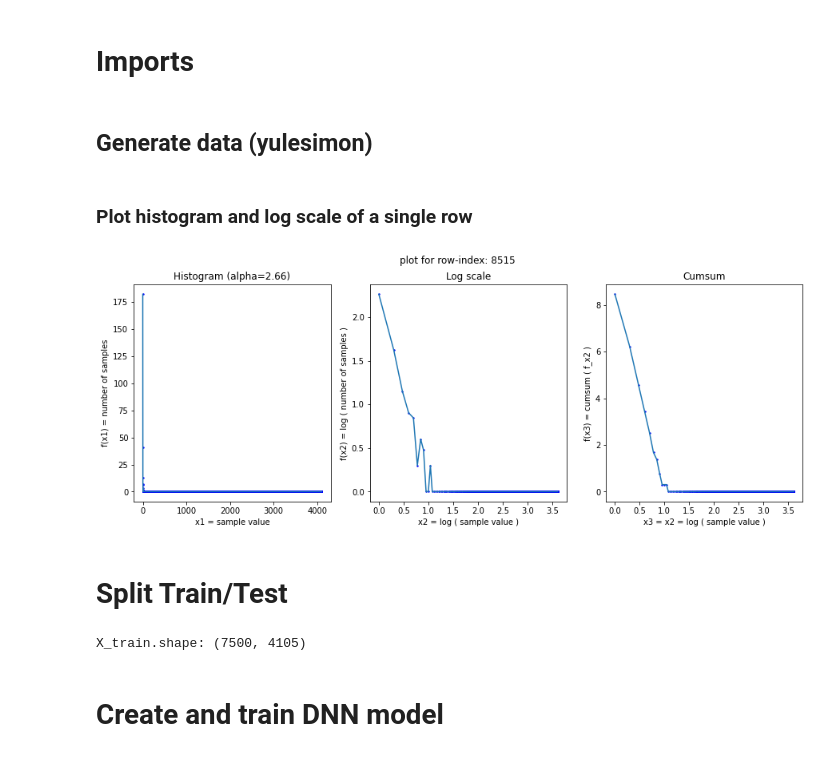
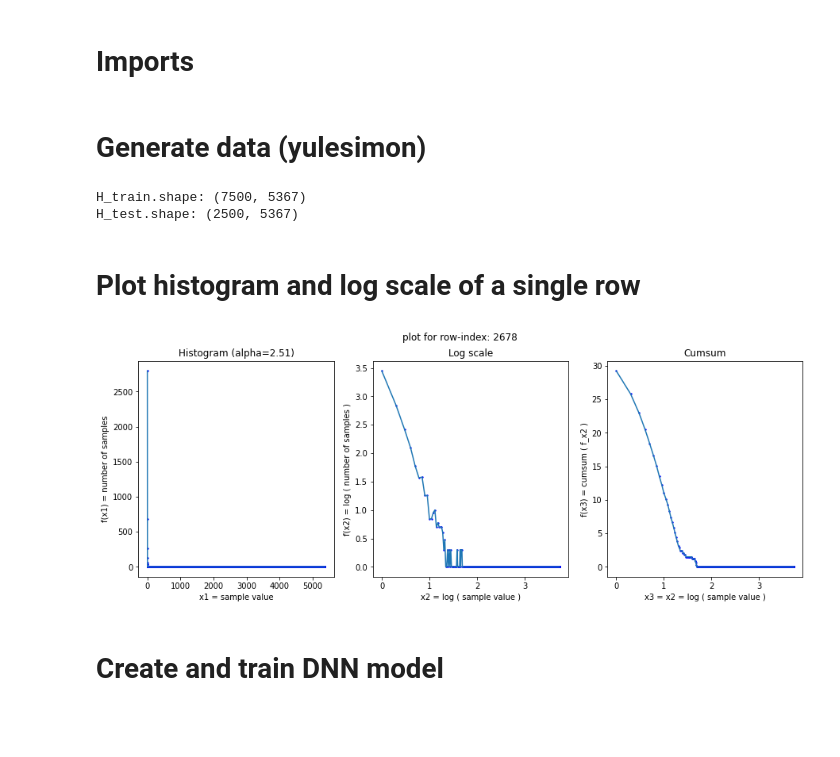
Before and after one commit to yossi-cohen/preferential-attachment, a Jupyter notebook: notebooks/trials-yulesimon.ipynb, the cells around one changed output. Drawn from its saved outputs; the diff is of its cells as text; code cells hidden in the pictures; blank space fills up the shorter version.

```diff
--- a/notebooks/trials-yulesimon.ipynb
+++ b/notebooks/trials-yulesimon.ipynb
@@ -16,7 +11,7 @@ import matplotlib.pyplot as plt
 # import library
 %run lib.ipynb
 # %% [markdown]
-## Generate data (yulesimon)
+# Generate data (yulesimon)
 # %%
 from scipy.stats import yulesimon
 
@@ -28,62 +23,62 @@ def next_alpha(min_alpha=2.0, max_alpha=3.0):
     return alpha
 
 # generate data
-H, y = generate_data(N=10000, M=256, nextConfig=next_alpha, sample=sample_yulesimon)
+NUM_DATA_POINTS = 256
+H, alpha = generate_data(N=10000, M=NUM_DATA_POINTS, nextConfig=next_alpha, sample=sample_yulesimon)
+
+# split train/test
+# (use train_test_split so the shape of the train/test data will be the same)
+H_train, H_test, y_train, y_test = train_test_split(H, alpha, test_size=0.25)
+print(f'H_train.shape: {H_train.shape}')
+print(f'H_test.shape: {H_test.shape}')
 
 # log scale histogram rows
 # (shift H values by one so as not to take log of zero)
-log_H = np.apply_along_axis(lambda a: np.log10(a), 1, H+1)
-
-# X is the input for the learning process
-X = log_H
+log_H_train = np.apply_along_axis(lambda a: np.log10(a), 1, H_train + 1)
+log_H_test = np.apply_along_axis(lambda a: np.log10(a), 1, H_test + 1)
+# %% [output]
+H_train.shape: (7500, 5367)
+H_test.shape: (2500, 5367)
 # %% [markdown]
-### Plot histogram and log scale of a single row
+# Plot histogram and log scale of a single row
 # %%
 # plot random row
-ROW_INDEX_TO_PLOT = random.randint(0, H.shape[0])
+ROW_INDEX_TO_PLOT = random.randint(0, H_train.shape[0] - 1)
 
 fig, axes = plt.subplots(nrows=1, ncols=3, figsize=(15, 5))
 fig.suptitle(f'plot for row-index: {ROW_INDEX_TO_PLOT}')
 
 # plot histogram
-f_x1 = H[ROW_INDEX_TO_PLOT,:]
+f_x1 = H_train[ROW_INDEX_TO_PLOT,:]
 x1 = np.array(range(len(f_x1)))
 plt.subplot(1, 3, 1)
-plt.title('Histogram (alpha={:.2f})'.format(y[0]))
+plt.title('Histogram (alpha={:.2f})'.format(y_train[0]))
 plt.xlabel('x1 = sample value')
 plt.ylabel('f(x1) = number of samples')
 _ = plt.plot(x1, f_x1, zorder=2)
 _ = plt.scatter(x1, f_x1, zorder=1, s=2, color="blue")
 
 # plot log scale
 x2 = np.log10(x1+1)
-f_x2 = log_H[ROW_INDEX_TO_PLOT,:]
+f_x2 = log_H_train[ROW_INDEX_TO_PLOT,:]
 plt.subplot(1, 3, 2)
 plt.title('Log scale')
 plt.xlabel('x2 = log ( sample value )')
 plt.ylabel('f(x2) = log ( number of samples )')
 _ = plt.plot(x2, f_x2, zorder=2)
 _ = plt.scatter(x2, f_x2, zorder=1, s=2, color="blue")
 
 # plot cumsum
 x3 = x2
 f_x3 = np.cumsum(f_x2[::-1])[::-1]
 plt.subplot(1, 3, 3)
 plt.title('Cumsum')
 plt.xlabel('x3 = x2 = log ( sample value )')
 plt.ylabel('f(x3) = cumsum ( f_x2 )')
 _ = plt.plot(x3, f_x3, zorder=2)
 _ = plt.scatter(x3, f_x3, zorder=1, s=2, color="blue")
 # %% [output]
-[figure, old version]
+[figure, new version]
-# %% [markdown]
-# Split Train/Test
-# %%
-# split train/test
-X_train, X_test, y_train, y_test = train_test_split(X, y, test_size=0.25)
-print(f'X_train.shape: {X_train.shape}')
-# %% [output]
-X_train.shape: (7500, 4105)
 # %% [markdown]
 # Create and train DNN model
 # %%
```
Also changed, not shown: parts of 10 cells of this notebook, 1 other file.
